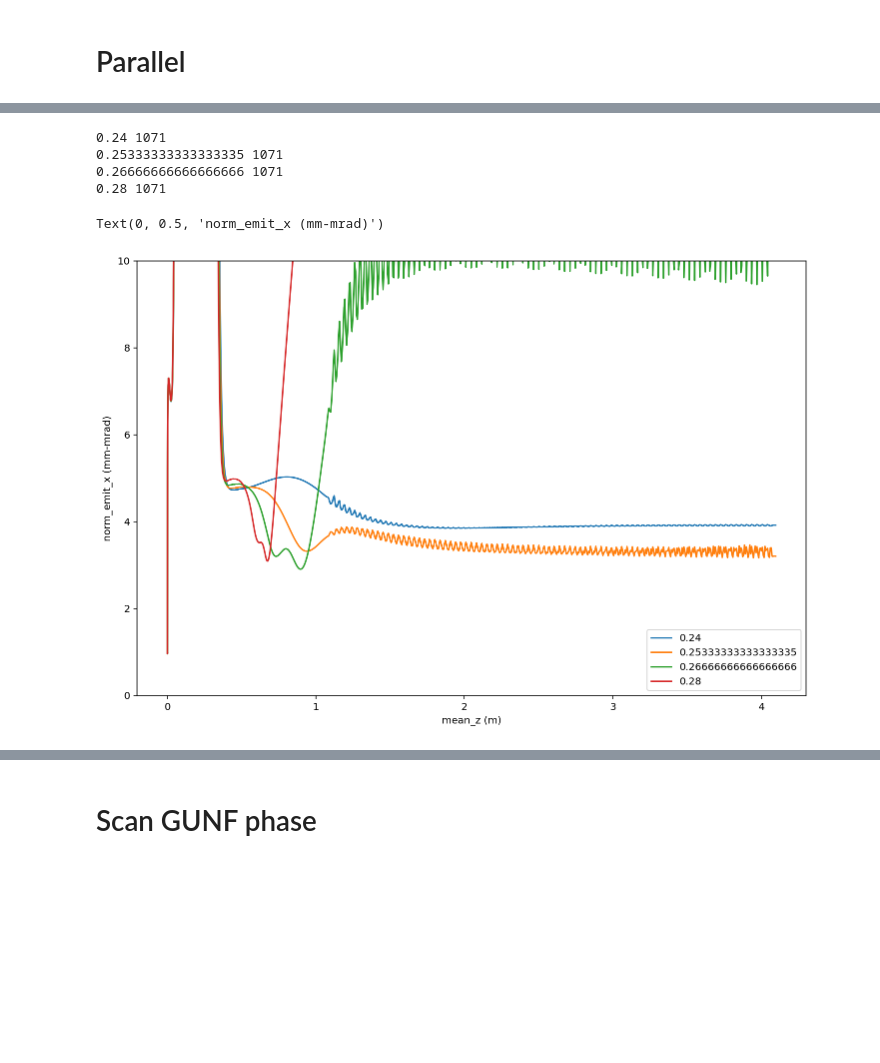
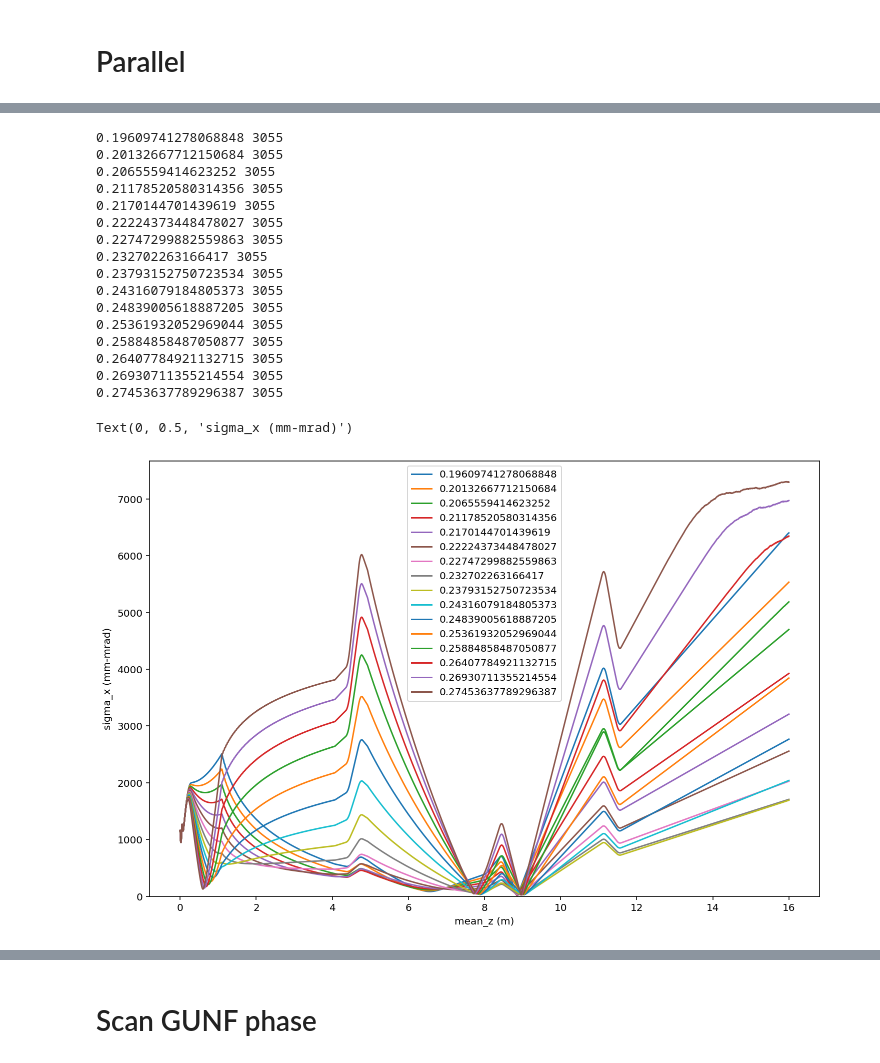
Before and after one commit to slaclab/facet2-lattice, a Jupyter notebook: impact/models/f2e_inj/scan-solenoid.ipynb, the cells around one changed output, grey strips where cells are left out. Cells and saved outputs as stored; diff of their text form; code cells hidden in the pictures; blank space fills up the shorter version.

```diff
--- a/impact/models/f2e_inj/scan-solenoid.ipynb
+++ b/impact/models/f2e_inj/scan-solenoid.ipynb
@@ -71,8 +71,6 @@ I0['GUNF_phase:dtheta0_deg']
 # %%
 %%time
-
-ZSTOP = 4.1
-
+ZSTOP = 16
 def set_attr(key, val):
     I = Impact.from_yaml('v0/ImpactT.yaml')
     I.initial_particles = P0
@@ -89,3 +87,6 @@ Wall time: 10 µs
 # Parallel
 # %%
 from concurrent.futures import ProcessPoolExecutor
+# %%
+x0 = I0['SOL10111:solenoid_field_scale']
+x0
@@ -92,5 +95,5 @@ from concurrent.futures import ProcessPoolExecutor
 # %%
 # Scan list
-xlist = np.linspace(0.24, 0.28, 4)
+xlist = np.linspace(x0, 1.4*x0, 16)
 xlist
 # %% [output]
@@ -102,6 +108,6 @@ array([0.24      , 0.25333333, 0.26666667, 0.28      ])
 def set1(val):
     return set_attr('SOL10111:solenoid_field_scale', val)
 
-with ProcessPoolExecutor(max_workers=4) as executor:
+with ProcessPoolExecutor(max_workers=16) as executor:
     results = list(executor.map(set1, xlist))
 # %% [output]
@@ -110,30 +116,42 @@ Wall time: 6min 11s
 # %%
 fig, ax = plt.subplots()
 
 k1 = 'mean_z'
-k2 = 'norm_emit_x'
+k2 = 'sigma_x'
 
 f1 = 1
 f2 = 1e6
 
 for dt, I in zip(xlist, results):
 
     x = I.stat(k1)*f1
     y = I.stat(k2)*f2
     print(dt, len(y))
     ax.plot(x, y, label=dt)
 
-ax.set_ylim(0, 10)
+ax.set_ylim(0, None)
 ax.legend()
 ax.set_xlabel(k1 + ' (m)')
 ax.set_ylabel(k2 + ' (mm-mrad)')
 # %% [output]
-0.24 1071
-0.25333333333333335 1071
-0.26666666666666666 1071
-0.28 1071
+0.19609741278068848 3055
+0.20132667712150684 3055
+0.2065559414623252 3055
+0.21178520580314356 3055
+0.2170144701439619 3055
+0.22224373448478027 3055
+0.22747299882559863 3055
+0.232702263166417 3055
+0.23793152750723534 3055
+0.24316079184805373 3055
+0.24839005618887205 3055
+0.25361932052969044 3055
+0.25884858487050877 3055
+0.26407784921132715 3055
+0.26930711355214554 3055
+0.27453637789296387 3055
-Text(0, 0.5, 'norm_emit_x (mm-mrad)')
+Text(0, 0.5, 'sigma_x (mm-mrad)')
-[figure, old version]
+[figure, new version]
 # %%
 for dt, I in zip(xlist, results):
 
```
Also changed, not shown: parts of 32 cells of this notebook, 3 other files.
